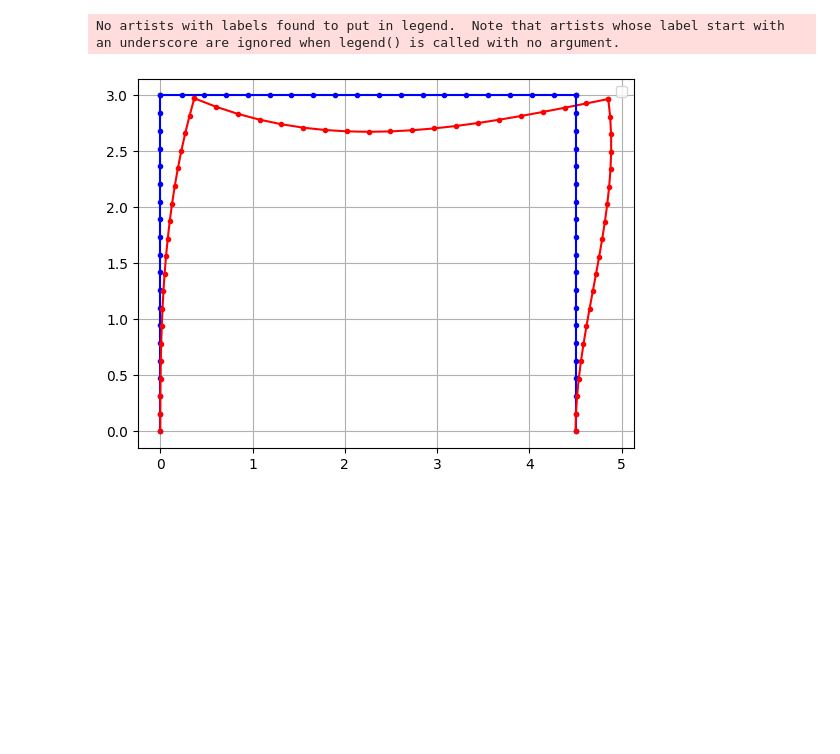
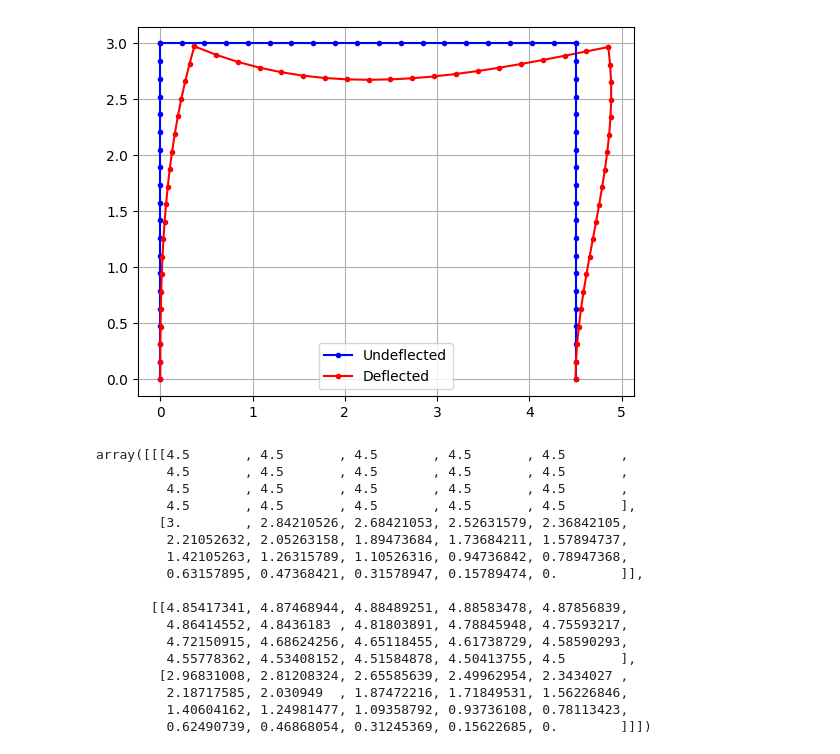
Before and after one commit to danielmcnz/FEA-Tools, a Jupyter notebook: lab4.ipynb, the cells around one changed output. Cells and saved outputs as stored; diff of their text form; code cells hidden in the pictures; blank space fills up the shorter version.

Commit message:
changed node form, fixed point load for more cases, made deflections calcs seperate to display, added to examples

```diff
--- a/lab4.ipynb
+++ b/lab4.ipynb
@@ -36,37 +36,52 @@ A_3 = np.array([
     [0, 0, 0, 0, 0, 0],
     [0, 0, 0, 0, 0, 0],
     [0, 0, 0, 0, 0, 0],
     [1, 0, 0, 0, 0, 0],
     [0, 1, 0, 0, 0, 0],
     [0, 0, 1, 0, 0, 0]
 ])
 
 
 element1 = FrameElement(A_1, E, I, L_1, A, angle_1)
-element2 = FrameElement(A_2, E, I, L_2, A, angle_2, UDL=-10e3, point_load=-50e3)
+element2 = FrameElement(A_2, E, I, L_2, A, angle_2, UDL=-10e3, point_load=(L_2 / 2, 0, -50e3))
 element3 = FrameElement(A_3, E, I, L_3, A, angle_3)
 
 Q = np.array([
     [10e3],
     [0],
     [0],
     [10e3],
     [0],
     [0]
 ])
 
 structure = Structure([element1, element2, element3], Q)
 
 structure.solve()
 
 nodes = np.array([
-    [0, 0],
-    [0, 3],
-    [4.5, 3],
-    [4.5, 0]
+    [[0, 0], [0, 3]],
+    [[0, 3], [4.5, 3]],
+    [[4.5, 3], [4.5, 0]]
 ])
 
 structure.plot_structure(nodes, 20, 20)
 # %% [output]
+[figure, new version]
-No artists with labels found to put in legend.  Note that artists whose label start with an underscore are ignored when legend() is called with no argument.
+array([[[4.5       , 4.5       , 4.5       , 4.5       , 4.5       ,
+         4.5       , 4.5       , 4.5       , 4.5       , 4.5       ,
+         4.5       , 4.5       , 4.5       , 4.5       , 4.5       ,
+         4.5       , 4.5       , 4.5       , 4.5       , 4.5       ],
+        [3.        , 2.84210526, 2.68421053, 2.52631579, 2.36842105,
+         2.21052632, 2.05263158, 1.89473684, 1.73684211, 1.57894737,
+         1.42105263, 1.26315789, 1.10526316, 0.94736842, 0.78947368,
+         0.63157895, 0.47368421, 0.31578947, 0.15789474, 0.        ]],
+
+       [[4.85417341, 4.87468944, 4.88489251, 4.88583478, 4.87856839,
+         4.86414552, 4.8436183 , 4.81803891, 4.78845948, 4.75593217,
+         4.72150915, 4.68624256, 4.65118455, 4.61738729, 4.58590293,
+         4.55778362, 4.53408152, 4.51584878, 4.50413755, 4.5       ],
+        [2.96831008, 2.81208324, 2.65585639, 2.49962954, 2.3434027 ,
+         2.18717585, 2.030949  , 1.87472216, 1.71849531, 1.56226846,
+         1.40604162, 1.24981477, 1.09358792, 0.93736108, 0.78113423,
+         0.62490739, 0.46868054, 0.31245369, 0.15622685, 0.        ]]])
-[figure, old version]
```
Also changed, not shown: 6 other files.
